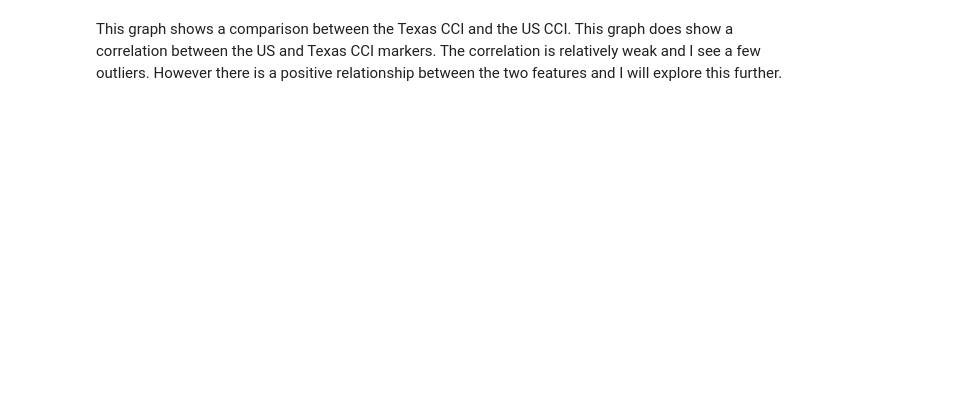
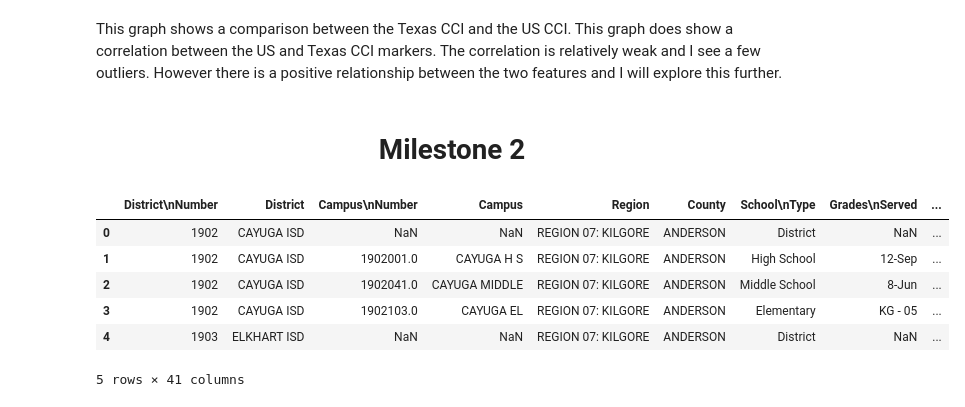
Before and after one commit to MWPerrineJr/Data_Mining_Final, a Jupyter notebook: data mining final1.ipynb, the cells around one changed output. Saved outputs shown, nothing was run; the diff lists cells and outputs as text; code cells hidden in the pictures; blank space fills up the shorter version.

Commit message:
Milestone 2 first update

```diff
--- a/data mining final1.ipynb
+++ b/data mining final1.ipynb
@@ -204,2 +206,14 @@ plt.show()
 # %% [markdown]
 This graph shows a comparison between the Texas CCI and the US CCI. This graph does show a correlation between the US and Texas CCI markers. The correlation is relatively weak and I see a few outliers. However there is a positive relationship between the two features and I will explore this further.
+# %% [markdown]
+<h1><center>Milestone 2</center></h1>
+# %%
+school.head()
+# %% [output]
+|  | District\nNumber | District | Campus\nNumber | Campus | Region | County | School\nType | Grades\nServed | ... |
+| 0 | 1902 | CAYUGA ISD | NaN | NaN | REGION 07: KILGORE | ANDERSON | District | NaN | ... |
+| 1 | 1902 | CAYUGA ISD | 1902001.0 | CAYUGA H S | REGION 07: KILGORE | ANDERSON | High School | 12-Sep | ... |
+| 2 | 1902 | CAYUGA ISD | 1902041.0 | CAYUGA MIDDLE | REGION 07: KILGORE | ANDERSON | Middle School | 8-Jun | ... |
+| 3 | 1902 | CAYUGA ISD | 1902103.0 | CAYUGA EL | REGION 07: KILGORE | ANDERSON | Elementary | KG - 05 | ... |
+| 4 | 1903 | ELKHART ISD | NaN | NaN | REGION 07: KILGORE | ANDERSON | District | NaN | ... |
+5 rows × 41 columns
```
Also changed, not shown: parts of 10 cells of this notebook.
